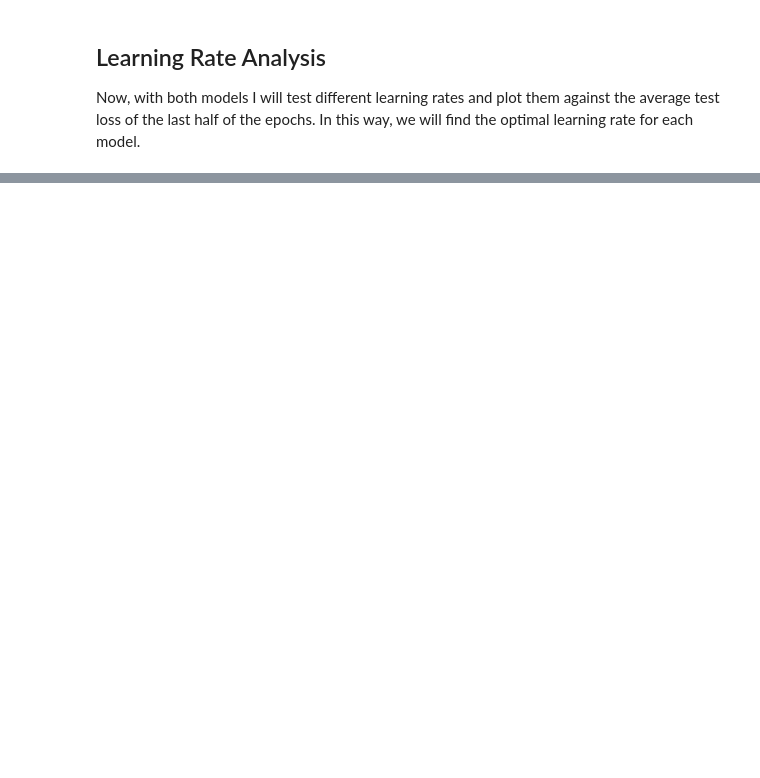
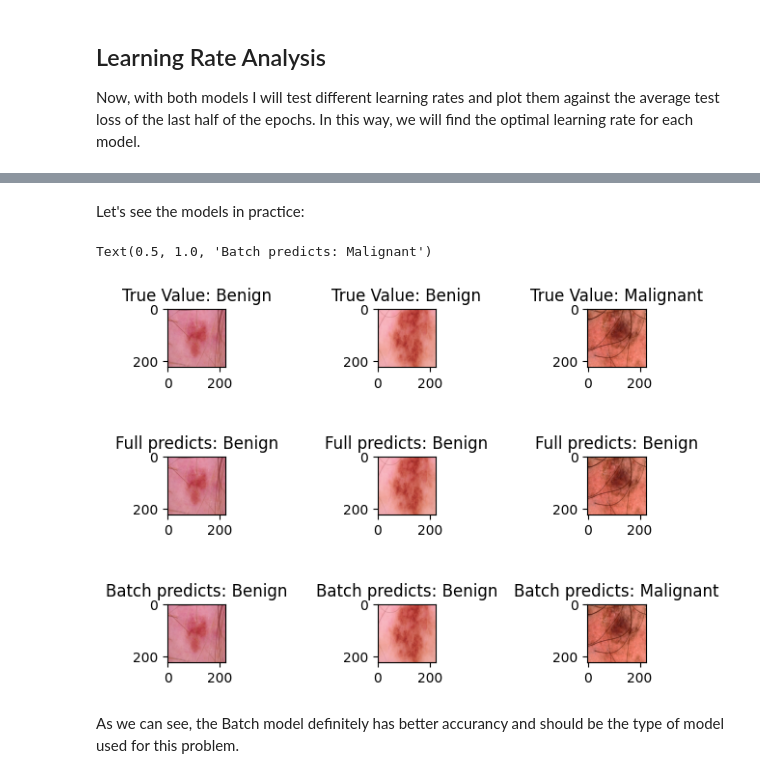
Before and after one commit to LeoMx11/Skin-Cancer-Classification, a Jupyter notebook: Skin_Cancer_Classification.ipynb, the cells around one changed output, grey strips where cells are left out. Drawn from its saved outputs; the diff is of its cells as text; code cells hidden in the pictures; blank space fills up the shorter version.

```diff
--- a/Skin_Cancer_Classification.ipynb
+++ b/Skin_Cancer_Classification.ipynb
@@ -449,0 +457,47 @@ power_data
+# %% [markdown]
+Let's see the models in practice:
+# %%
+plt.subplot(5,7,1)
+plt.imshow(np.array(X_test[0].transpose(0,2)))
+plt.title("True Value: Benign" if y_test[0] == 0 else "True Value: Malignant")
+
+plt.subplot(5,7,15)
+plt.imshow(X_test[0].transpose(0,2))
+plt.title("Full predicts: Benign" if torch.round(torch.sigmoid(my_model(X_test[0].float()).squeeze())) == 0 else "Full predicts: Malignant")
+
+plt.subplot(5,7,29),
+plt.imshow(X_test[0].transpose(0,2))
+plt.title("Batch predicts: Benign" if torch.round(torch.sigmoid(my_model2(X_test.float()).squeeze()))[0] == 0 else "Batch predicts: Malignant")
+
+
+
+plt.subplot(5,7,4)
+plt.imshow(np.array(X_test[1].transpose(0,2)))
+plt.title("True Value: Benign" if y_test[1] == 0 else "True Value: Malignant")
+
+plt.subplot(5,7,18)
+plt.imshow(X_test[1].transpose(0,2))
+plt.title("Full predicts: Benign" if torch.round(torch.sigmoid(my_model(X_test[1].float()).squeeze())) == 0 else "Full predicts: Malignant")
+
+plt.subplot(5,7,32),
+plt.imshow(X_test[1].transpose(0,2))
+plt.title("Batch predicts: Benign" if torch.round(torch.sigmoid(my_model2(X_test.float()).squeeze()))[1] == 0 else "Batch predicts: Malignant")
+
+
+
+plt.subplot(5,7,7)
+plt.imshow(np.array(X_test[2].transpose(0,2)))
+plt.title("True Value: Benign" if y_test[2] == 0 else "True Value: Malignant")
+
+plt.subplot(5,7,21)
+plt.imshow(X_test[2].transpose(0,2))
+plt.title("Full predicts: Benign" if torch.round(torch.sigmoid(my_model(X_test[2].float()).squeeze())) == 0 else "Full predicts: Malignant")
+
+plt.subplot(5,7,35)
+plt.imshow(X_test[2].transpose(0,2))
+plt.title("Batch predicts: Benign" if torch.round(torch.sigmoid(my_model2(X_test.float()).squeeze()))[2] == 0 else "Batch predicts: Malignant")
+# %% [output]
+Text(0.5, 1.0, 'Batch predicts: Malignant')
+[figure, added]
+# %% [markdown]
+As we can see, the Batch model definitely has better accurancy and should be the type of model used for this problem.
```
Also changed, not shown: parts of 9 cells of this notebook.
